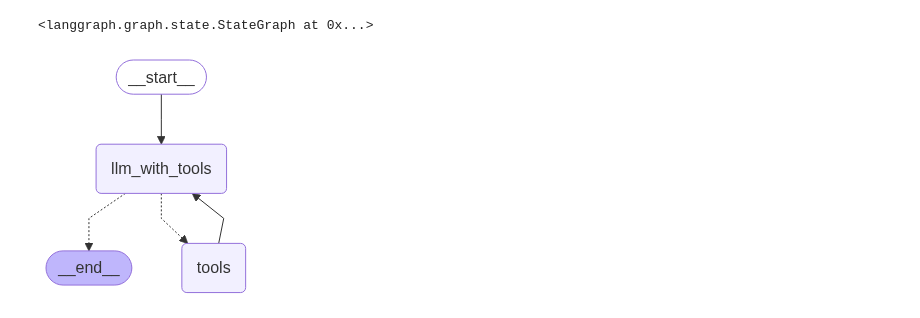
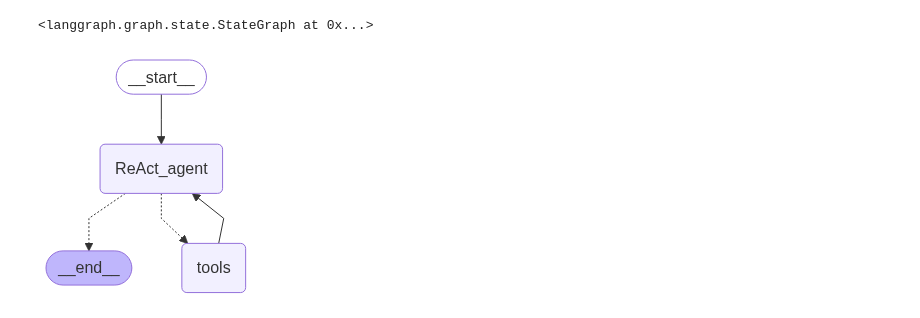
Before and after one commit to Divya-Chintala/Agentic_AI, a Jupyter notebook: langgraph/Agentic_workflow.ipynb, the cells around one changed output. Saved outputs shown, nothing was run; the diff lists cells and outputs as text; code cells hidden in the pictures.

Commit message:
workflow updated

```diff
--- a/langgraph/Agentic_workflow.ipynb
+++ b/langgraph/Agentic_workflow.ipynb
@@ -38,11 +100,11 @@ workflow1=StateGraph(MessagesState)
 # %%
-workflow1.add_node("llm_with_tools",function1)
+workflow1.add_node("ReAct_agent",function1)
 # %% [output]
 <langgraph.graph.state.StateGraph at 0x...>
 # %%
 from langgraph.graph import START,END
 from langgraph.prebuilt import tools_condition
-workflow1.add_edge(START,"llm_with_tools")
+workflow1.add_edge(START,"ReAct_agent")
 # %% [output]
 <langgraph.graph.state.StateGraph at 0x...>
 # %%
@@ -52,14 +114,14 @@ workflow1.add_node("tools",ToolNode(myTool))
 <langgraph.graph.state.StateGraph at 0x...>
 # %%
 
-workflow1.add_conditional_edges("llm_with_tools",tools_condition)
-workflow1.add_edge("tools","llm_with_tools")
+workflow1.add_conditional_edges("ReAct_agent",tools_condition)
+workflow1.add_edge("tools","ReAct_agent")
 # %% [output]
 <langgraph.graph.state.StateGraph at 0x...>
 # %%
-app=workflow1.compile()
+react_graph=workflow1.compile()
 # %%
 from IPython.display import Image, display
-display(Image(app.get_graph().draw_mermaid_png()))
+display(Image(react_graph.get_graph().draw_mermaid_png()))
 # %% [output]
-[figure, old version]
+[figure, new version]
```
Also changed, not shown: parts of 26 cells of this notebook.
